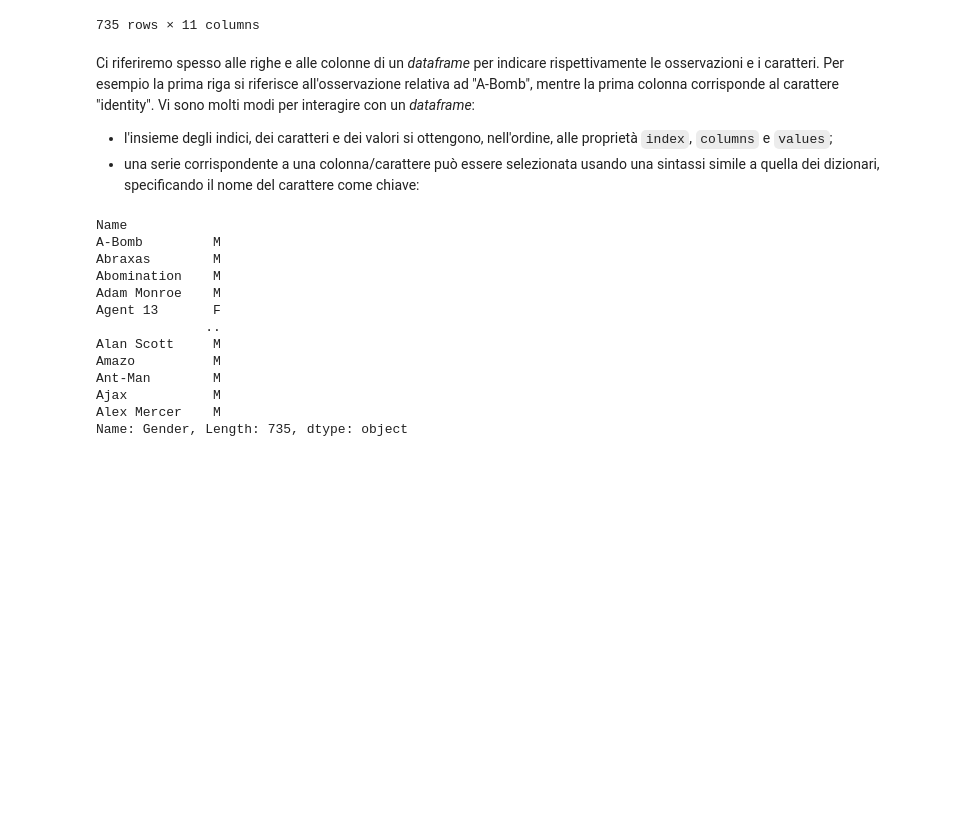
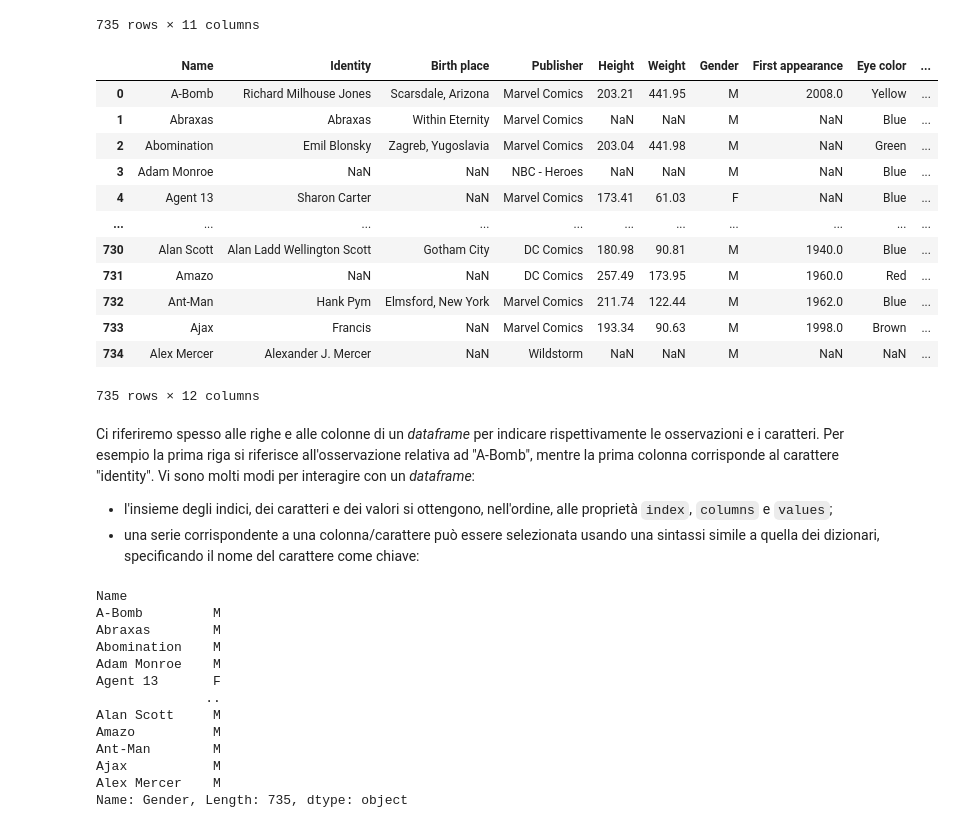
Before and after one commit to FriendlyWizard23/StatisticaL31, a Jupyter notebook: JUPYTER/L02-Pandas.ipynb, the cells around one changed output. Drawn from its saved outputs; the diff is of its cells as text; code cells hidden in the pictures; blank space fills up the shorter version.

```diff
--- a/JUPYTER/L02-Pandas.ipynb
+++ b/JUPYTER/L02-Pandas.ipynb
@@ -456,6 +445,23 @@ heroes
 | Ajax | Francis | NaN | Marvel Comics | 193.34 | 90.63 | M | 1998.0 | Brown | Black | ... |
 | Alex Mercer | Alexander J. Mercer | NaN | Wildstorm | NaN | NaN | M | NaN | NaN | NaN | ... |
 735 rows × 11 columns
+# %%
+heroes = pd.read_csv('data/heroes.csv', sep=';')
+heroes
+# %% [output]
+|  | Name | Identity | Birth place | Publisher | Height | Weight | Gender | First appearance | Eye color | ... |
+| 0 | A-Bomb | Richard Milhouse Jones | Scarsdale, Arizona | Marvel Comics | 203.21 | 441.95 | M | 2008.0 | Yellow | ... |
+| 1 | Abraxas | Abraxas | Within Eternity | Marvel Comics | NaN | NaN | M | NaN | Blue | ... |
+| 2 | Abomination | Emil Blonsky | Zagreb, Yugoslavia | Marvel Comics | 203.04 | 441.98 | M | NaN | Green | ... |
+| 3 | Adam Monroe | NaN | NaN | NBC - Heroes | NaN | NaN | M | NaN | Blue | ... |
+| 4 | Agent 13 | Sharon Carter | NaN | Marvel Comics | 173.41 | 61.03 | F | NaN | Blue | ... |
+| ... | ... | ... | ... | ... | ... | ... | ... | ... | ... | ... |
+| 730 | Alan Scott | Alan Ladd Wellington Scott | Gotham City | DC Comics | 180.98 | 90.81 | M | 1940.0 | Blue | ... |
+| 731 | Amazo | NaN | NaN | DC Comics | 257.49 | 173.95 | M | 1960.0 | Red | ... |
+| 732 | Ant-Man | Hank Pym | Elmsford, New York | Marvel Comics | 211.74 | 122.44 | M | 1962.0 | Blue | ... |
+| 733 | Ajax | Francis | NaN | Marvel Comics | 193.34 | 90.63 | M | 1998.0 | Brown | ... |
+| 734 | Alex Mercer | Alexander J. Mercer | NaN | Wildstorm | NaN | NaN | M | NaN | NaN | ... |
+735 rows × 12 columns
 # %% [markdown]
 Ci riferiremo spesso alle righe e alle colonne di un _dataframe_ per indicare rispettivamente le osservazioni e i caratteri. Per esempio la prima riga si riferisce all'osservazione relativa ad "A-Bomb", mentre la prima colonna corrisponde al carattere "identity". Vi sono molti modi per interagire con un _dataframe_:
 
```
Also changed, not shown: parts of 2 cells of this notebook, 1 other file.
